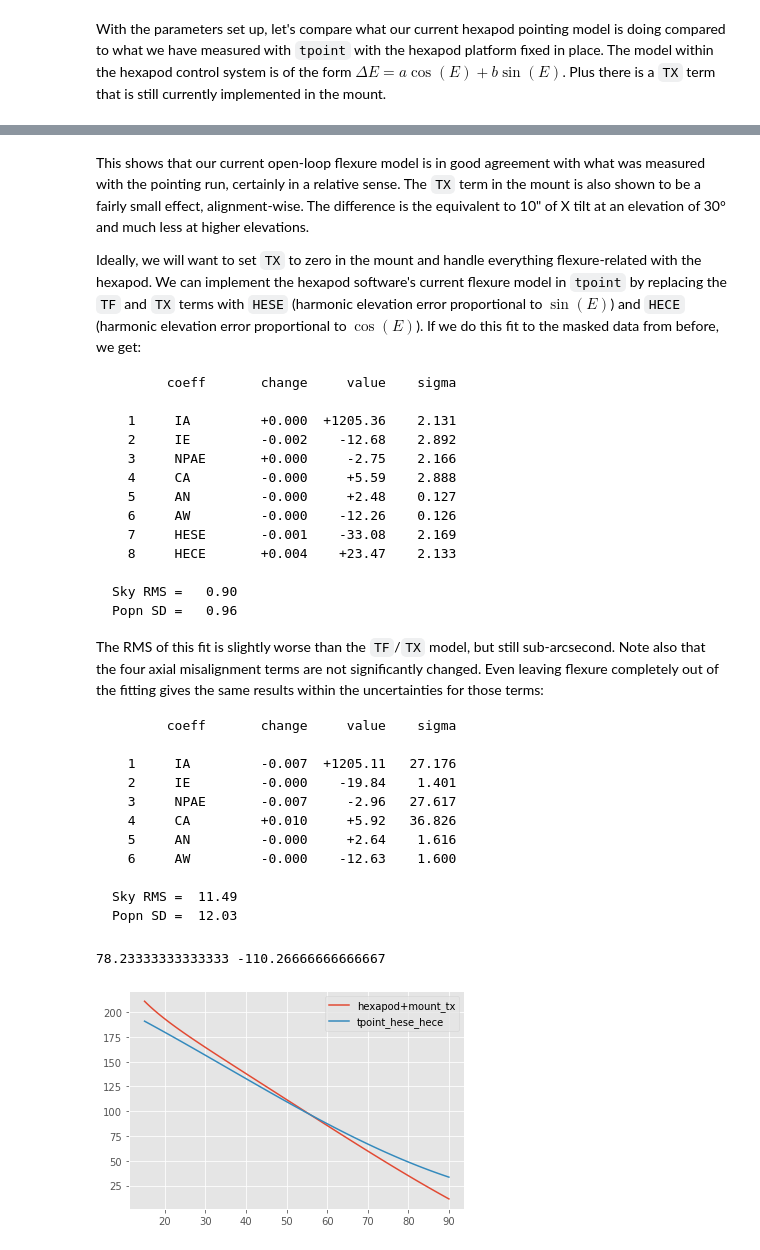
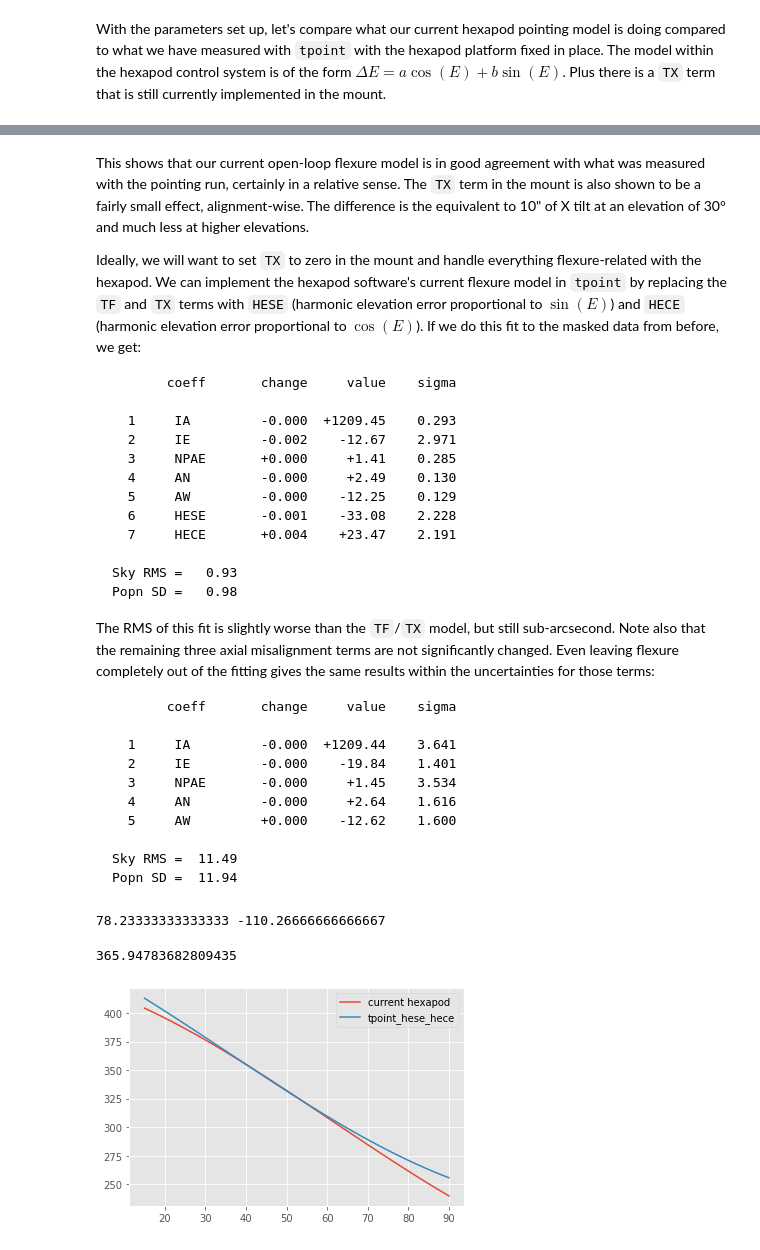
Before and after one commit to MMTObservatory/pointing_analysis, a Jupyter notebook: pointing_data/20200708/binospec_pointing.ipynb, the cells around one changed output, grey strips where cells are left out. Saved outputs shown, nothing was run; the diff lists cells and outputs as text; code cells hidden in the pictures.

````diff
--- a/pointing_data/20200708/binospec_pointing.ipynb
+++ b/pointing_data/20200708/binospec_pointing.ipynb
@@ -197,31 +222,29 @@ Ideally, we will want to set `TX` to zero in the mount and handle everything fle
 ```
        coeff       change     value    sigma
 
-  1     IA         +0.000  +1205.36    2.131
-  2     IE         -0.002    -12.68    2.892
-  3     NPAE       +0.000     -2.75    2.166
-  4     CA         -0.000     +5.59    2.888
-  5     AN         -0.000     +2.48    0.127
-  6     AW         -0.000    -12.26    0.126
-  7     HESE       -0.001    -33.08    2.169
-  8     HECE       +0.004    +23.47    2.133
+  1     IA         -0.000  +1209.45    0.293
+  2     IE         -0.002    -12.67    2.971
+  3     NPAE       +0.000     +1.41    0.285
+  4     AN         -0.000     +2.49    0.130
+  5     AW         -0.000    -12.25    0.129
+  6     HESE       -0.001    -33.08    2.228
+  7     HECE       +0.004    +23.47    2.191
 
-Sky RMS =   0.90
-Popn SD =   0.96
+Sky RMS =   0.93
+Popn SD =   0.98
 ```
-The RMS of this fit is slightly worse than the `TF`/`TX` model, but still sub-arcsecond. Note also that the four axial misalignment terms are not significantly changed. Even leaving flexure completely out of the fitting gives the same results within the uncertainties for those terms:
+The RMS of this fit is slightly worse than the `TF`/`TX` model, but still sub-arcsecond. Note also that the remaining three axial misalignment terms are not significantly changed. Even leaving flexure completely out of the fitting gives the same results within the uncertainties for those terms:
 ```
        coeff       change     value    sigma
 
-  1     IA         -0.007  +1205.11   27.176
+  1     IA         -0.000  +1209.44    3.641
   2     IE         -0.000    -19.84    1.401
-  3     NPAE       -0.007     -2.96   27.617
-  4     CA         +0.010     +5.92   36.826
-  5     AN         -0.000     +2.64    1.616
-  6     AW         -0.000    -12.63    1.600
+  3     NPAE       -0.000     +1.45    3.534
+  4     AN         -0.000     +2.64    1.616
+  5     AW         +0.000    -12.62    1.600
 
 Sky RMS =  11.49
-Popn SD =  12.03
+Popn SD =  11.94
 ```
 # %%
 # define the tpoint harmonic parameters and scale them to hexapod tilts
@@ -231,17 +254,16 @@ tpoint_sin, tpoint_cos = hese/zc_sky, hece/zc_sky
 print(tpoint_cos, tpoint_sin)
 # %% [output]
 78.23333333333333 -110.26666666666667
-# %%
-# bring the tpoint model onto the same zeropoint scale by taking out the IE term calculated by fitting with no flexure and
-# including the extra offset in the hexapod platform to fix point to an elevation of 40 deg. we take IE out because the hexapod
-# zeropoints are referenced to the current mount code's IE value of -1.81.
-ie = -19.84
-tpoint_hexapod = tpoint_sin * np.sin(el) + tpoint_cos * np.cos(el) - ie/zc_sky + hex_pointing_offset
-
-plt.plot(el, current_model, label="hexapod+mount_tx")
-plt.plot(el, tpoint_hexapod, label="tpoint_hese_hece")
-plt.legend()
-plt.show()
-# %% [output]
-[figure, removed]
+# %%
+# work out zeropoint to match elevation hexapod platform was set for during pointing run
+tp_hex_zp = commanded - tpoint_sin * np.sin(hex_el) - tpoint_cos * np.cos(hex_el)
+print(tp_hex_zp)
+tpoint_hexapod = tpoint_sin * np.sin(el) + tpoint_cos * np.cos(el) + tp_hex_zp
+plt.plot(el, current_hexapod, label="current hexapod")
+plt.plot(el, tpoint_hexapod, label="tpoint_hese_hece")
+plt.legend()
+plt.show()
+# %% [output]
+365.94783682809435
+[figure, added]
 # %% [markdown]
````
Also changed, not shown: parts of 7 cells of this notebook.
